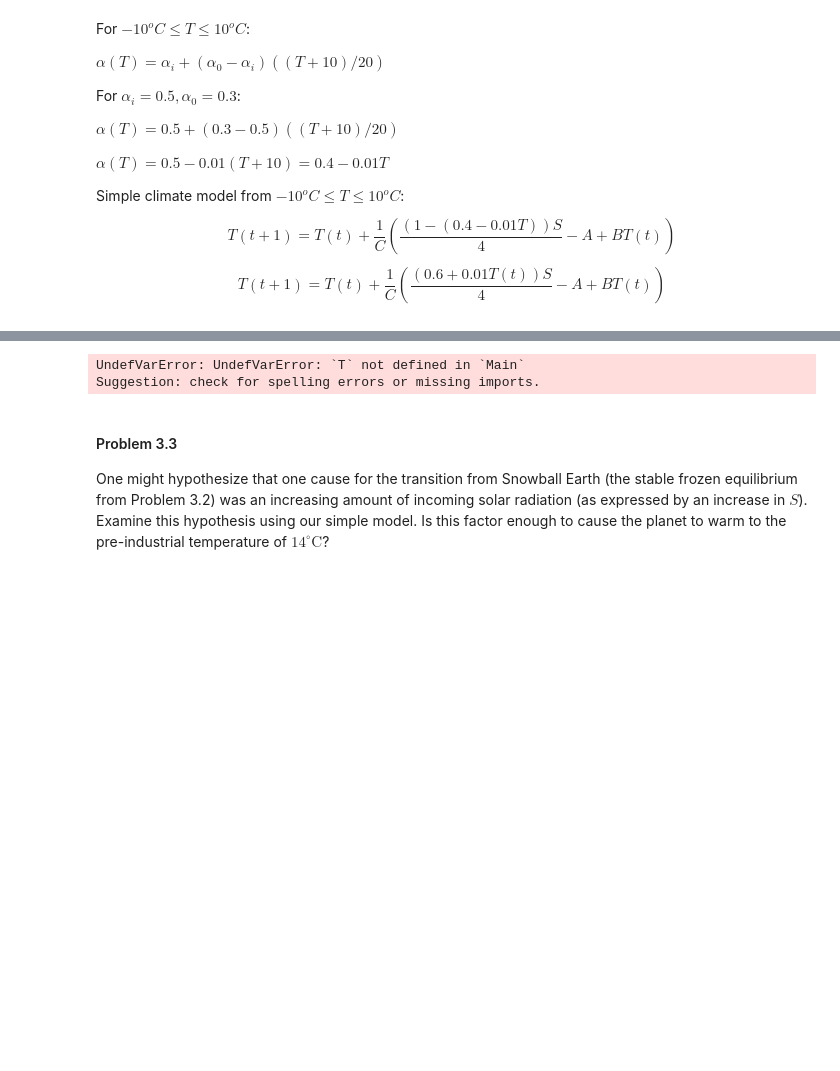
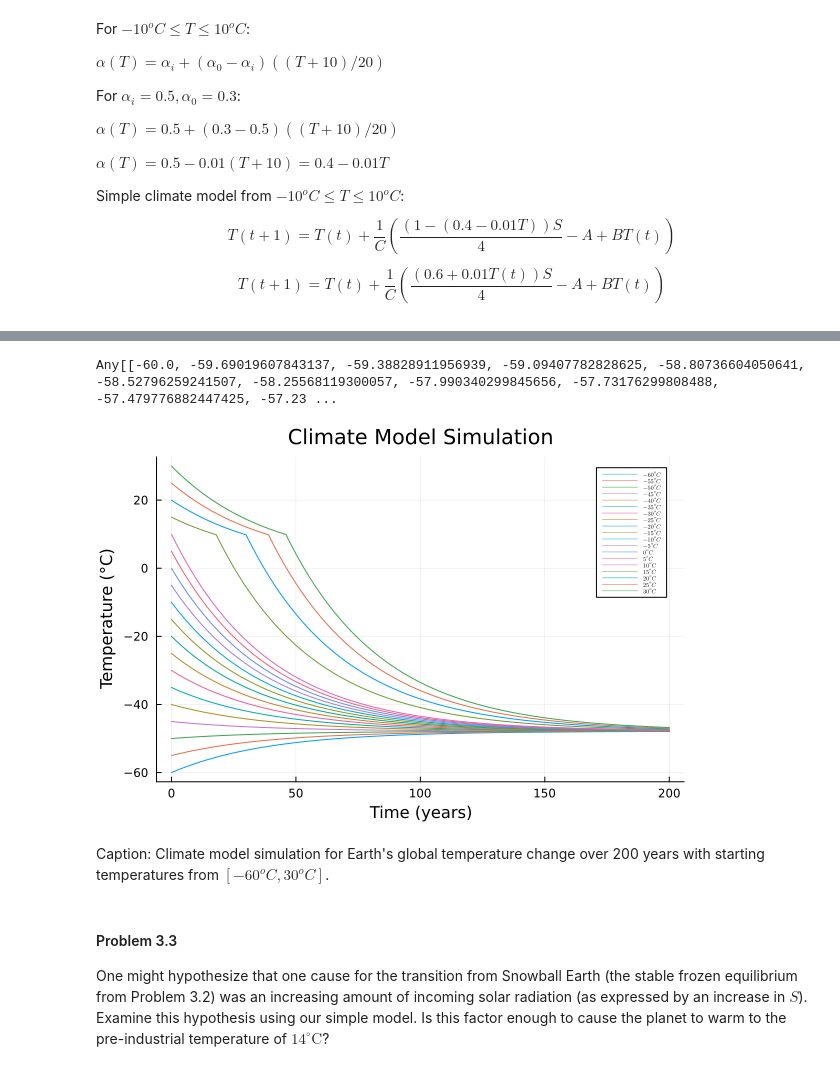
Before and after one commit to BEE4750-FA25/hw2-etw, a Jupyter notebook: hw02.ipynb, the cells around one changed output, grey strips where cells are left out. Cells and saved outputs as stored; diff of their text form; code cells hidden in the pictures; blank space fills up the shorter version.

```diff
--- a/hw02.ipynb
+++ b/hw02.ipynb
@@ -340,13 +326,0 @@ plot!(0:dt:time, data3, label="T(t) with albedo = 0.3")
-# %%
-a1_temperature = [-60, -55, -50, -45, -40, -35, -30, -25, -20, -15, -10, -5, 0, 5, 10, 15, 20, 25, 30];
-dataset1 = [];
-for T in a1_temperature
-    data = simulate_climate(T, B, C, alpha, S, A, time, dt)
-    push!(dataset1, data)
-end
-
-println("Dataset1: ", dataset1)
-
-plot(0:dt:time, dataset1, xlabel="Time (years)", ylabel="Temperature (°C)", title="Climate Model Simulation",
-label = [L"$-60^o C$" L"$-55^o C$" L"$-50^o C$" L"$-45^o C$" L"$-40^o C$" L"$-35^o C$" L"$-30^o C$" L"$-25^o C$" L"$-20^o C$" L"$-15^o C$" L"$-10^o C$" L"$-5^o C$" L"$0^o C$" L"$5^o C$" L"$10^o C$" L"$15^o C$" L"$20^o C$" L"$25^o C$" L"$30^o C$"
-], legend=:best, legendfontsize=4)
@@ -357,27 +331,41 @@ Caption: Climate model simulation for Earth's global temperature change over 200
 # %%
+# Constants
+B = -1.3 # W/m^2/°C
+C = 51 # J / m^2 / °C
+S  = 1272 # W/m^2 (solar constant during Neoprotereozoic era)
+A = 221.2 # W/m^2
+time = 200.0 # years
+dt = 1.0 # years
+
 temperature_range = [-60, -55, -50, -45, -40, -35, -30, -25, -20, -15, -10, -5, 0, 5, 10, 15, 20, 25, 30];
 real_dataset = [];
 
-while T in temperature_range
+for T in temperature_range
     if T <= -10
         alpha = 0.5
         final_data = simulate_climate(T, B, C, alpha, S, A, time, dt)
         push!(real_dataset, final_data)
     elseif T > -10 && T < 10
         alpha = 0.4 - 0.01 * T
         final_data = simulate_climate(T, B, C, alpha, S, A, time, dt)
         push!(real_dataset, final_data)
     else
         alpha = 0.3
         final_data = simulate_climate(T, B, C, alpha, S, A, time, dt)
         push!(real_dataset, final_data)
     end
 end
 
-plot(0:dt:time, real_dataset, xlabel="Time (years)", ylabel="Temperature (°C)", title="Climate Model Simulation", label="T(t) with varying initial temperatures", legend=:best, legendfontsize=4)
+print(real_dataset)
+
+plot(0:dt:time, real_dataset, xlabel="Time (years)", ylabel="Temperature (°C)", title="Climate Model Simulation",
+label = [L"$-60^o C$" L"$-55^o C$" L"$-50^o C$" L"$-45^o C$" L"$-40^o C$" L"$-35^o C$" L"$-30^o C$" L"$-25^o C$" L"$-20^o C$" L"$-15^o C$" L"$-10^o C$" L"$-5^o C$" L"$0^o C$" L"$5^o C$" L"$10^o C$" L"$15^o C$" L"$20^o C$" L"$25^o C$" L"$30^o C$"
+], legend=:best, legendfontsize=4)
 # %% [output]
-UndefVarError: UndefVarError: `T` not defined in `Main`
-Suggestion: check for spelling errors or missing imports.
+Any[[-60.0, -59.69019607843137, -59.38828911956939, -59.09407782828625, -58.80736604050641, -58.52796259241507, -58.25568119300057, -57.990340299845656, -57.73176299808488, -57.479776882447425, -57.23 ...
+[figure, added]
+# %% [markdown]
+Caption: Climate model simulation for Earth's global temperature change over 200 years with starting temperatures from $[-60^oC, 30^oC]$.
 # %% [markdown]
 #### Problem 3.3
 
```
Also changed, not shown: parts of 6 cells of this notebook.
